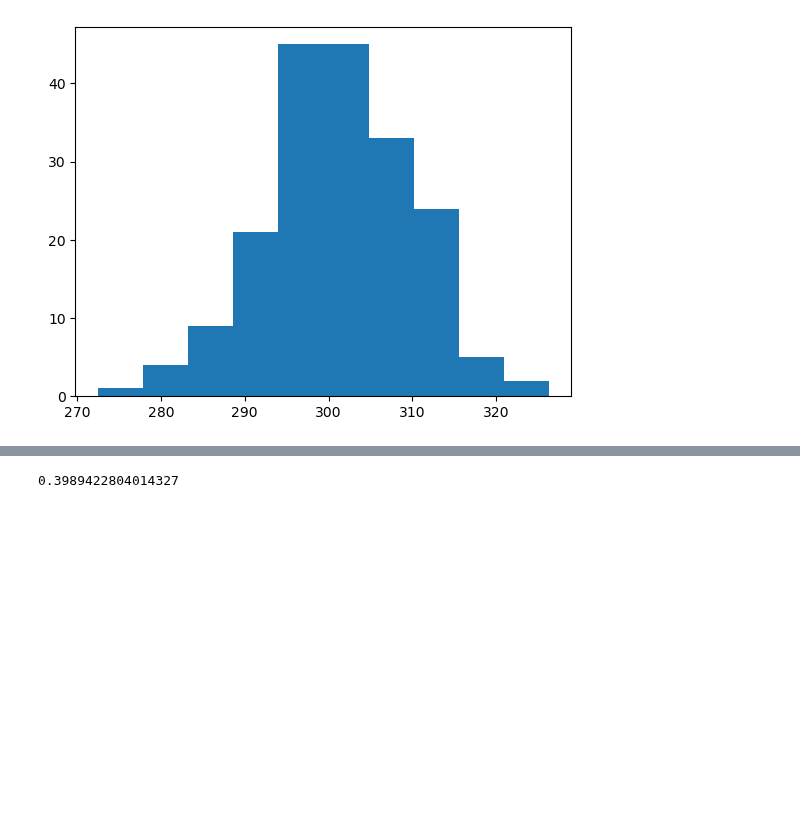
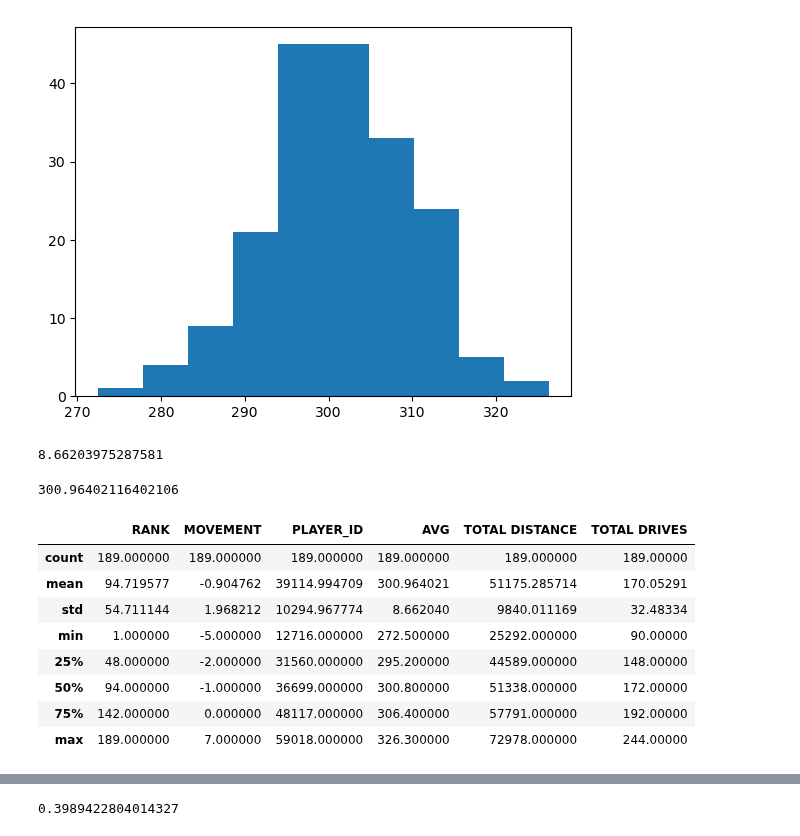
Before and after one commit to mickalleny2k/PfDA_Assignment, a Jupyter notebook: PfDA_Assignment.ipynb, the cells around one changed output, grey strips where cells are left out. Cells and saved outputs as stored; diff of their text form; code cells hidden in the pictures; blank space fills up the shorter version.

```diff
--- a/PfDA_Assignment.ipynb
+++ b/PfDA_Assignment.ipynb
@@ -73,3 +105,23 @@ plt.hist(y, bins=10)
 plt.show()
 # %% [output]
 [figure]
+# %%
+df1.AVG.std()
+# %% [output]
+8.66203975287581
+# %%
+df1.AVG.mean()
+# %% [output]
+300.96402116402106
+# %%
+df1.describe()
+# %% [output]
+|  | RANK | MOVEMENT | PLAYER_ID | AVG | TOTAL DISTANCE | TOTAL DRIVES |
+| count | 189.000000 | 189.000000 | 189.000000 | 189.000000 | 189.000000 | 189.00000 |
+| mean | 94.719577 | -0.904762 | 39114.994709 | 300.964021 | 51175.285714 | 170.05291 |
+| std | 54.711144 | 1.968212 | 10294.967774 | 8.662040 | 9840.011169 | 32.48334 |
+| min | 1.000000 | -5.000000 | 12716.000000 | 272.500000 | 25292.000000 | 90.00000 |
+| 25% | 48.000000 | -2.000000 | 31560.000000 | 295.200000 | 44589.000000 | 148.00000 |
+| 50% | 94.000000 | -1.000000 | 36699.000000 | 300.800000 | 51338.000000 | 172.00000 |
+| 75% | 142.000000 | 0.000000 | 48117.000000 | 306.400000 | 57791.000000 | 192.00000 |
+| max | 189.000000 | 7.000000 | 59018.000000 | 326.300000 | 72978.000000 | 244.00000 |
```
Also changed, not shown: parts of 16 cells of this notebook.
